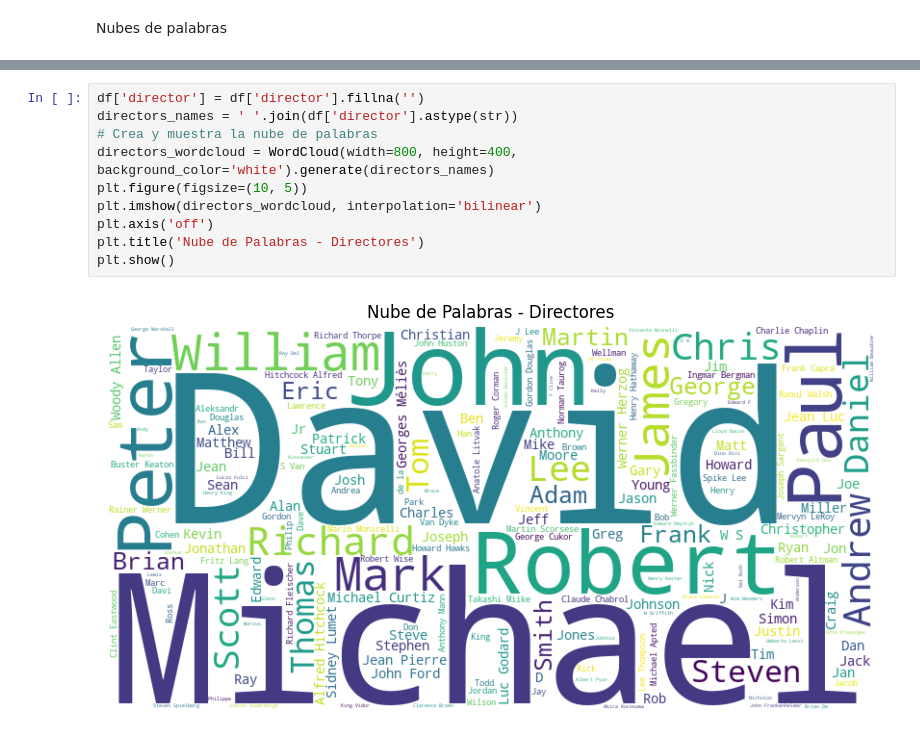
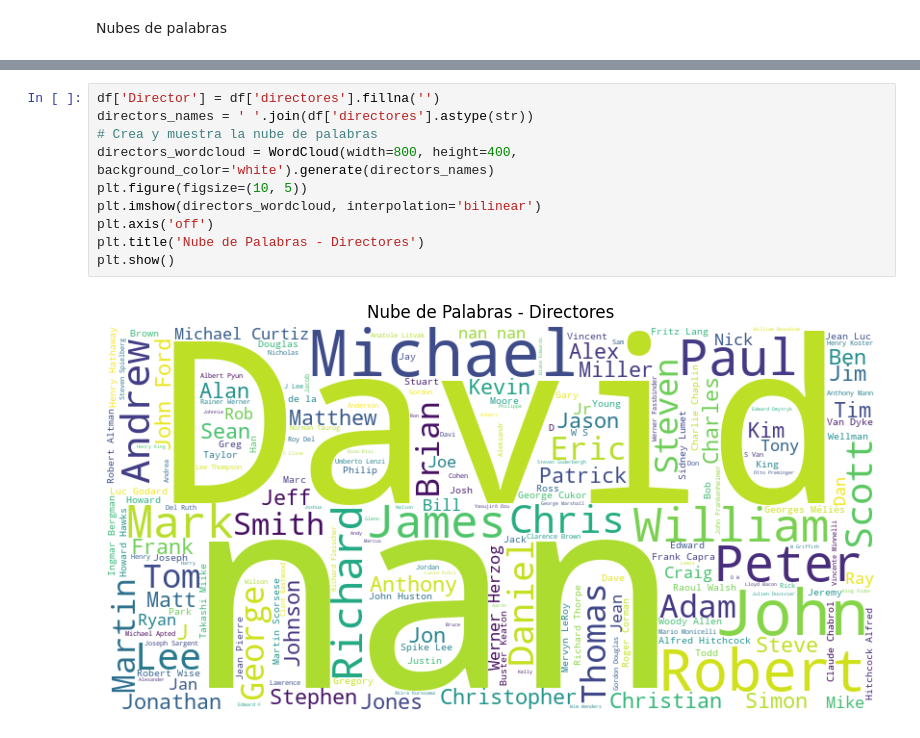
Before and after one commit to Mandrad3/PIML, a Jupyter notebook: eda.ipynb, the cells around one changed output, grey strips where cells are left out. Drawn from its saved outputs; the diff is of its cells as text.

```diff
--- a/eda.ipynb
+++ b/eda.ipynb
@@ -177,12 +177,12 @@ plt.show()
 # %%
-df['director'] = df['director'].fillna('')
-directors_names = ' '.join(df['director'].astype(str))
+df['Director'] = df['directores'].fillna('')
+directors_names = ' '.join(df['directores'].astype(str))
 # Crea y muestra la nube de palabras
 directors_wordcloud = WordCloud(width=800, height=400, background_color='white').generate(directors_names)
 plt.figure(figsize=(10, 5))
 plt.imshow(directors_wordcloud, interpolation='bilinear')
 plt.axis('off')
 plt.title('Nube de Palabras - Directores')
 plt.show()
 # %% [output]
-[figure, old version]
+[figure, new version]
```
Also changed, not shown: parts of 10 cells of this notebook, 1 other file.
